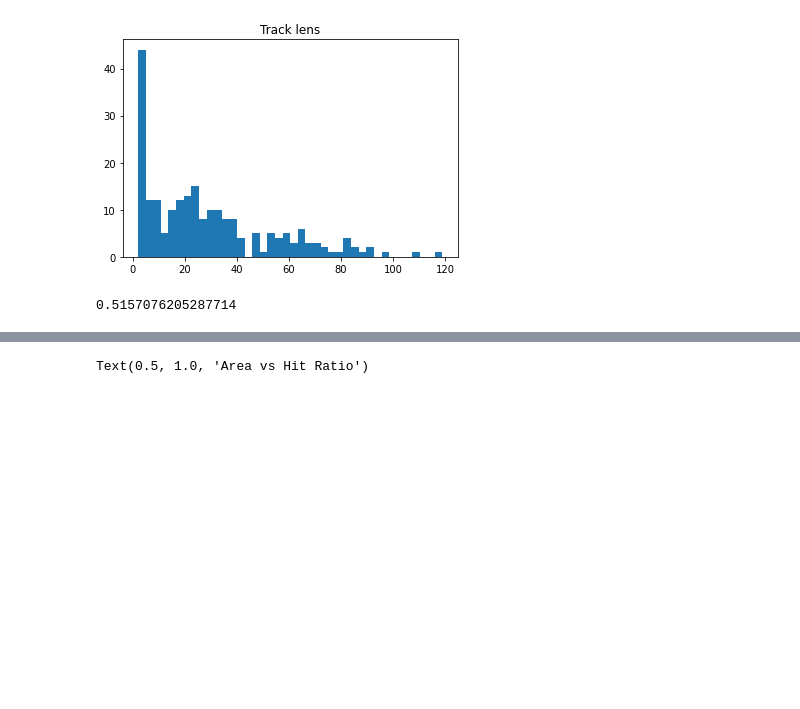
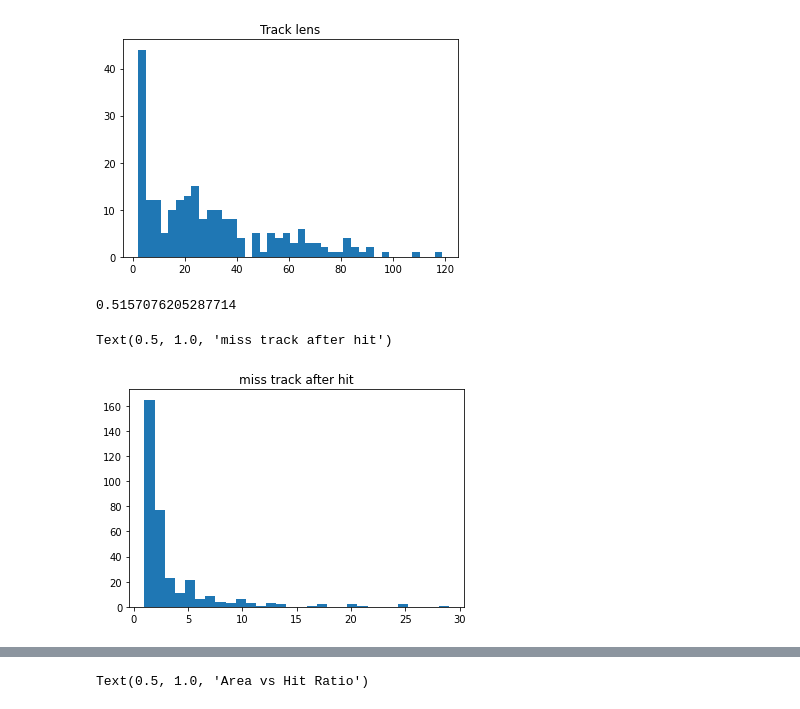
Before and after one commit to EvilPsyCHo/kaggle-detect-starfish, a Jupyter notebook: yolov5-lib/4_Model_output_analysis.ipynb, the cells around one changed output, grey strips where cells are left out. Cells and saved outputs as stored; diff of their text form; code cells hidden in the pictures; blank space fills up the shorter version.

```diff
--- a/yolov5-lib/4_Model_output_analysis.ipynb
+++ b/yolov5-lib/4_Model_output_analysis.ipynb
@@ -156,6 +156,30 @@ Text(0.5, 1.0, 'Track lens')
 np.sum(track_ratio * track_lens) / np.sum(track_lens)
 # %% [output]
 0.5157076205287714
+# %%
+# miss track after hit
+
+miss_cnt = []
+
+for t in track:
+    TRACK = False
+    cnt   = 0
+    for h in t:
+        if (TRACK & (h == 0)) or ((cnt > 0) & (h == 0)):
+            cnt += 1
+        if h == 1:
+            TRACK = True
+            if cnt > 0:
+                miss_cnt.append(cnt)
+            cnt = 0
+    if cnt > 0:
+        miss_cnt.append(cnt)
+
+_ = plt.hist(miss_cnt, 30)
+plt.title("miss track after hit")
+# %% [output]
+Text(0.5, 1.0, 'miss track after hit')
+[figure, added]
 # %%
 bbox = np.array([t[0] for t in gt_track])
 area = bbox[:, 2] * bbox[:, 3]
```
Also changed, not shown: parts of 6 cells of this notebook.
